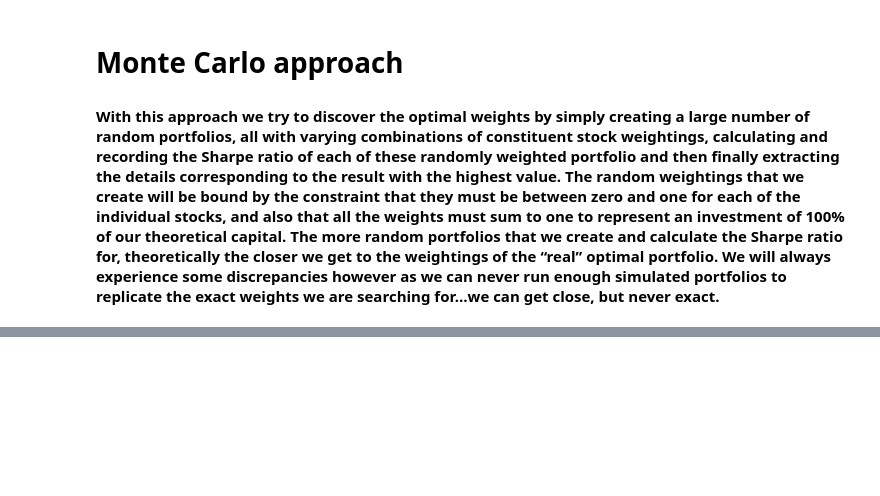
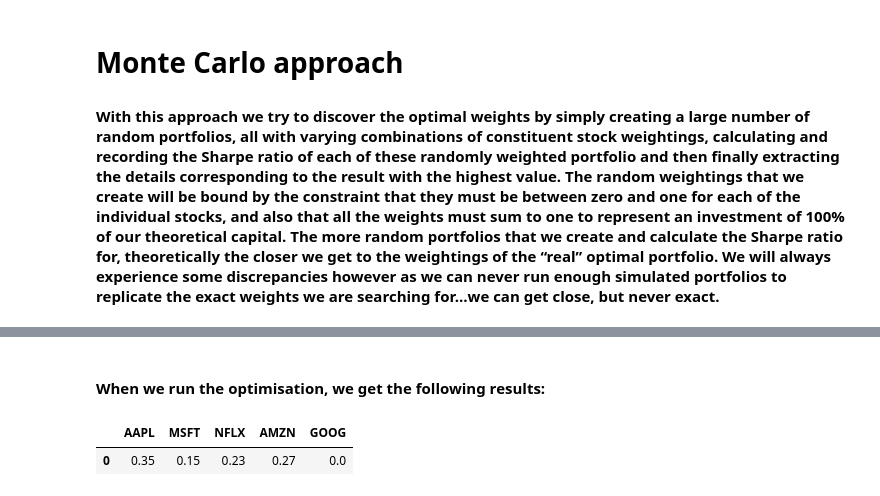
Before and after one commit to thisisyomans/InvestmentPortfolioOptimization, a Jupyter notebook: InvestmentPortfolioOptimization.ipynb, the cells around one changed output, grey strips where cells are left out. Drawn from its saved outputs; the diff is of its cells as text; code cells hidden in the pictures; blank space fills up the shorter version.

```diff
--- a/InvestmentPortfolioOptimization.ipynb
+++ b/InvestmentPortfolioOptimization.ipynb
@@ -86,0 +115,26 @@ plt.show()
+# %%
+def calc_neg_sharpe(weights, mean_returns, cov, rf):
+    portfolio_return  = np.sum(mean_returns * weights) * 252
+    portfolio_std = np.sqrt(np.dot(weights.T, np.dot(cov, weights))) * np.sqrt(252)
+    sharpe_ratio = (portfolio_return - rf) / portfolio_std
+    return -sharpe_ratio
+
+constraints = ({'type': 'eq', 'fun': lambda x: np.sum(x) - 1})
+
+def max_sharpe_ratio(mean_returns, cov, rf):
+    num_assets = len(mean_returns)
+    args = (mean_returns, cov, rf)
+    constraints = ({'type': 'eq', 'fun': lambda x: np.sum(x) - 1})
+    bound = (0.0, 1.0)
+    bounds = tuple(bound for asset in range(num_assets))
+    result = sco.minimize(calc_neg_sharpe, num_assets * [1./num_assets], args = args, method = 'SLSQP', bounds = bounds, constraints = constraints)
+    return result
+
+optimal_portfolio_sharpe = max_sharpe_ratio(mean_returns, cov, rf)
+# %% [markdown]
+#### When we run the optimisation, we get the following results:
+# %%
+pd.DataFrame([round(x, 2) for x in optimal_portfolio_sharpe['x']], index = tickers).T
+# %% [output]
+|  | AAPL | MSFT | NFLX | AMZN | GOOG |
+| 0 | 0.35 | 0.15 | 0.23 | 0.27 | 0.0 |
```
Also changed, not shown: parts of 29 cells of this notebook.
